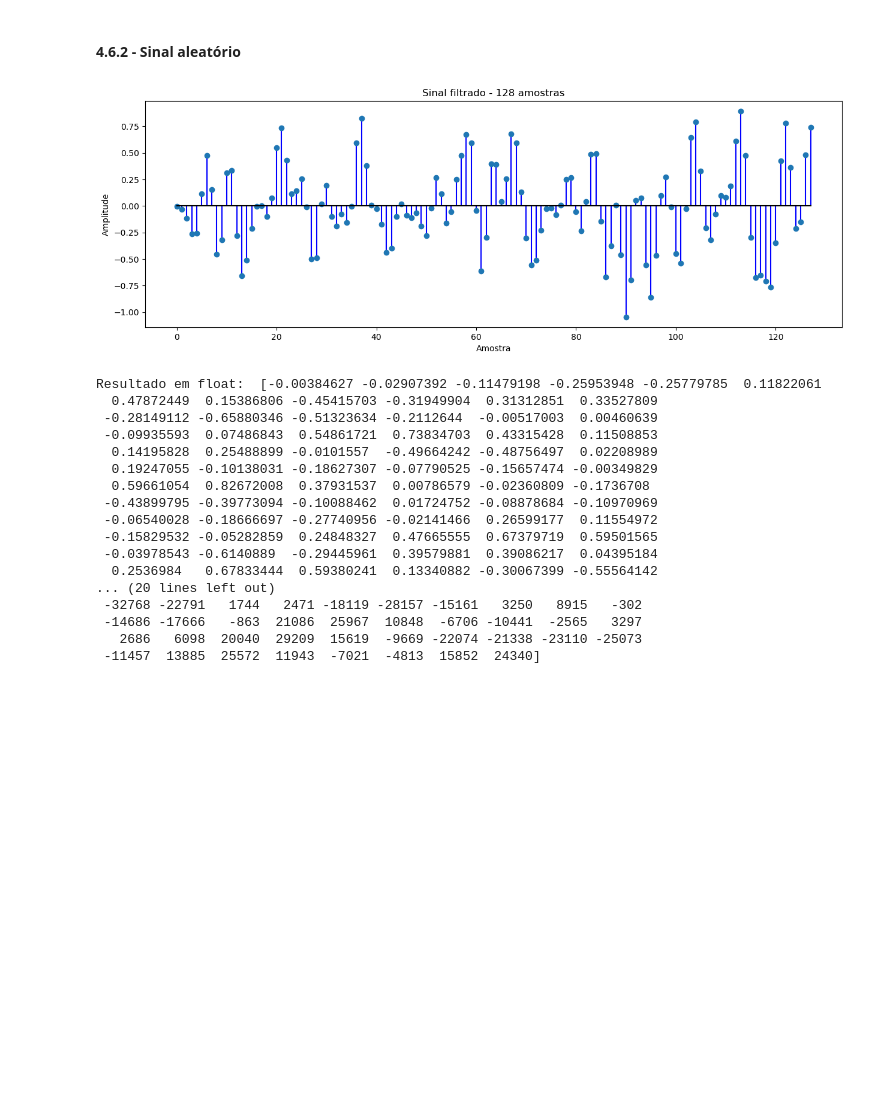
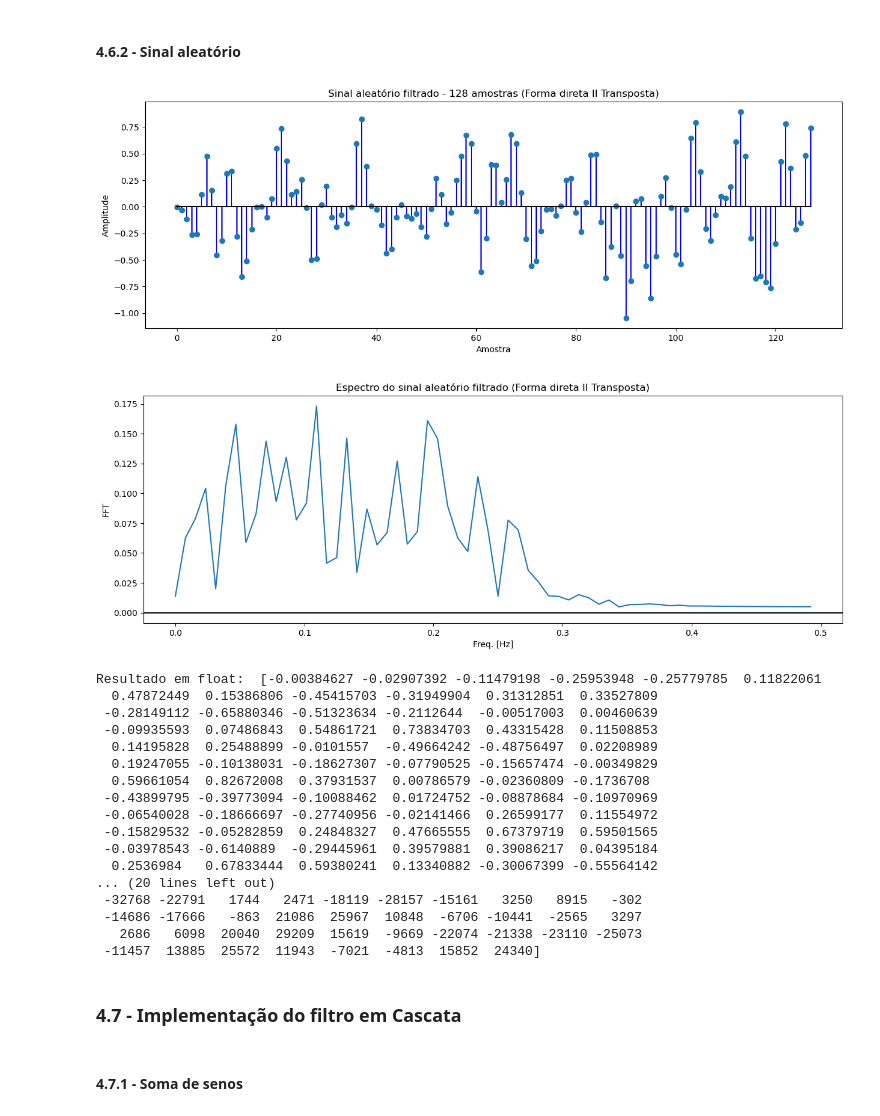
Before and after one commit to LabIII2021-2/Trabalho1, a Jupyter notebook: Python/Filtro_IIR.ipynb, the cells around one changed output. Saved outputs shown, nothing was run; the diff lists cells and outputs as text; code cells hidden in the pictures; blank space fills up the shorter version.

```diff
--- a/Python/Filtro_IIR.ipynb
+++ b/Python/Filtro_IIR.ipynb
@@ -559,12 +583,14 @@ Resultado em float:  [ 1.28206675e-02  8.44323189e-02  2.46490127e-01  4.2210653
 #### 4.6.2 - Sinal aleatório
 # %%
 y_random = butterworthIIRTypeIITransposed(random_samples, num, den)
-plotarAmostras(y_random, "Sinal filtrado - 128 amostras")
+plotarAmostras(y_random, "Sinal aleatório filtrado - 128 amostras (Forma direta II Transposta)")
+plotarSinalFreq(y_random, 128, 1, "Espectro do sinal aleatório filtrado (Forma direta II Transposta)")
 print("Resultado em float: ", y_random)
 print()
 print("Resultado em Q15: ", float_to_q15(y_random))
 # %% [output]
-[figure, old version]
+[figure, new version]
+[figure, added]
 Resultado em float:  [-0.00384627 -0.02907392 -0.11479198 -0.25953948 -0.25779785  0.11822061
   0.47872449  0.15386806 -0.45415703 -0.31949904  0.31312851  0.33527809
  -0.28149112 -0.65880346 -0.51323634 -0.2112644  -0.00517003  0.00460639
@@ -582,3 +608,7 @@ Resultado em float:  [-0.00384627 -0.02907392 -0.11479198 -0.25953948 -0.2577978
  -14686 -17666   -863  21086  25967  10848  -6706 -10441  -2565   3297
    2686   6098  20040  29209  15619  -9669 -22074 -21338 -23110 -25073
  -11457  13885  25572  11943  -7021  -4813  15852  24340]
+# %% [markdown]
+### 4.7 - Implementação do filtro em Cascata
+# %% [markdown]
+#### 4.7.1 - Soma de senos
```
Also changed, not shown: parts of 17 cells of this notebook.
